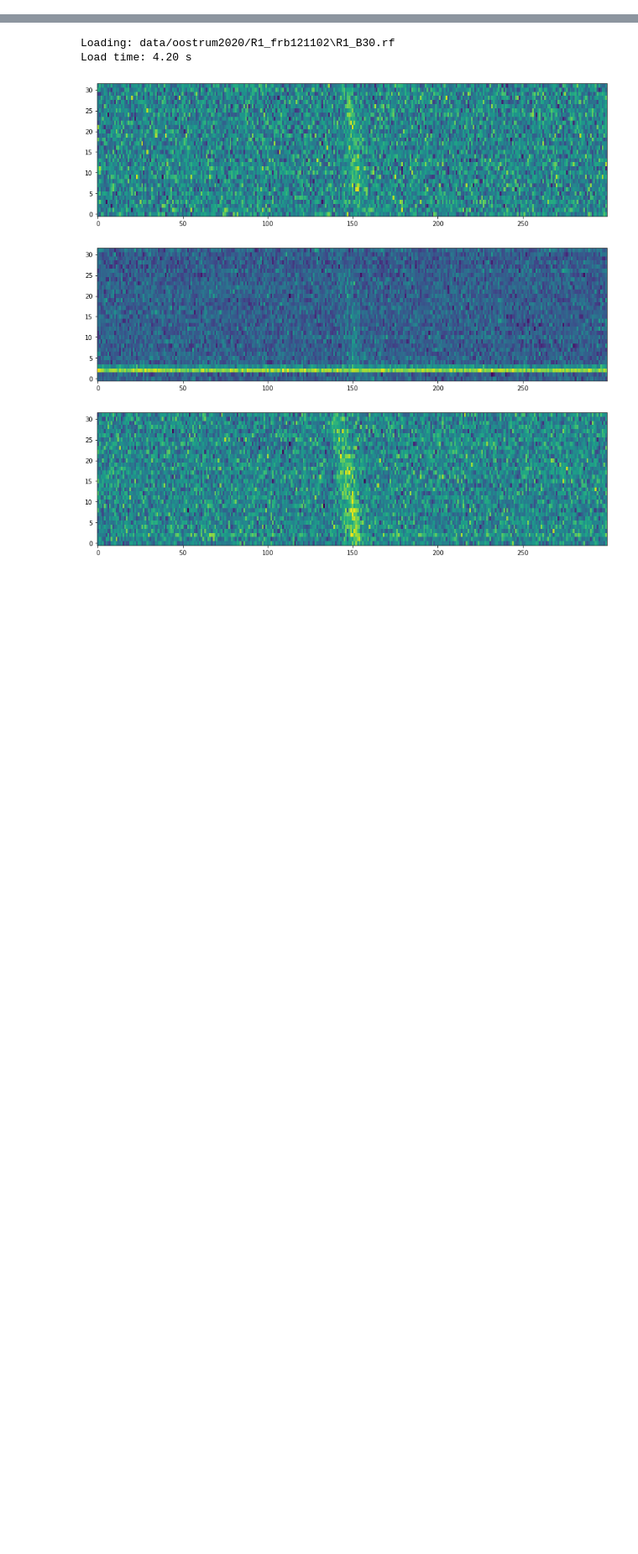
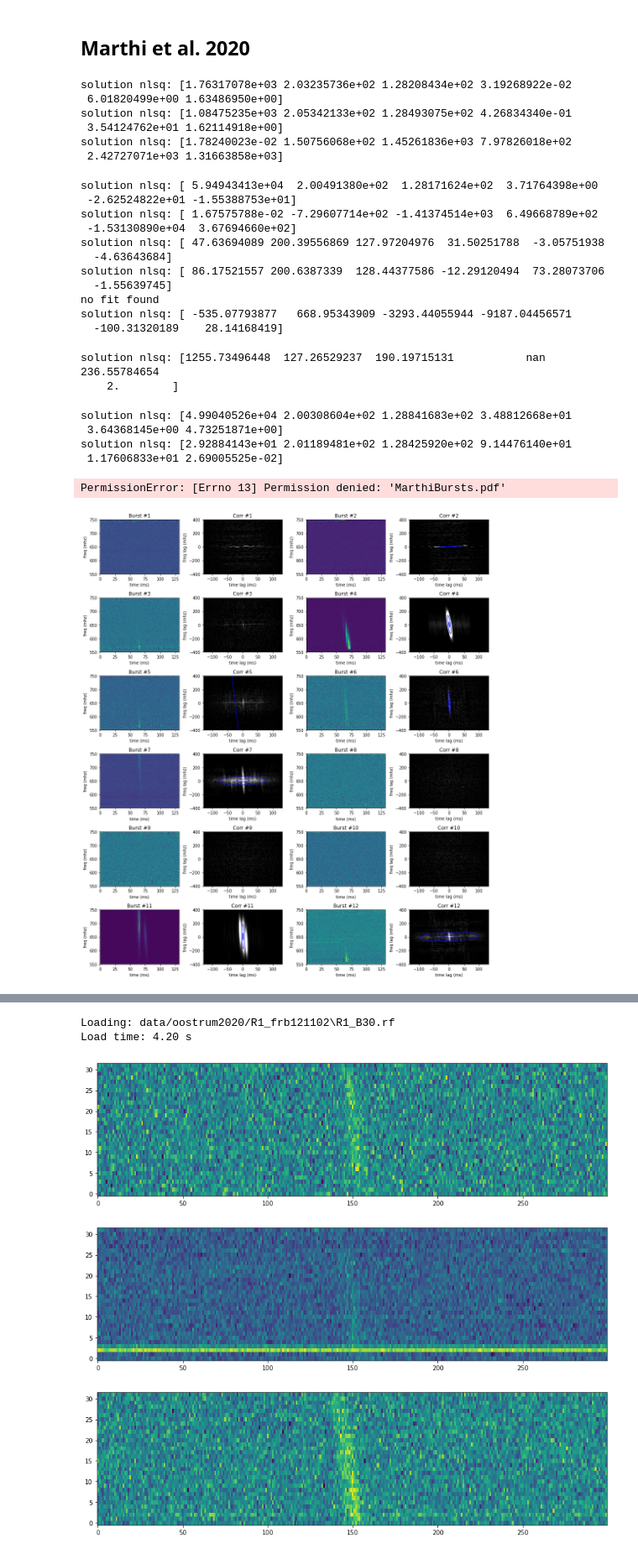
Before and after one commit to mef51/frbgui, a Jupyter notebook: ReadDataSanbox.ipynb, the cells around one changed output, grey strips where cells are left out. Shown at 84% size. Drawn from its saved outputs; the diff is of its cells as text; code cells hidden in the pictures; blank space fills up the shorter version.

Commit message:
wip gui, drift*.py libs. first stampcard of marthi bursts.

```diff
--- a/Untitled.ipynb
+++ b/ReadDataSanbox.ipynb
@@ -8,2 +11,77 @@ import repeaterfrbs
-# %%
-filename = 'data/oostrum2020/R1_frb121102/R1_B01.rf'
+# %% [markdown]
+## Marthi et al. 2020
+# %%
+DM = 348.82       # pc/cm3
+bwidth = 200   # mhz
+df = bwidth / 2048   # mhz
+dt = 327.68          # us
+dt = 0.32768          # ms
+lowest_freq = 550 # mhz
+
+plt.figure(figsize=(14,16))
+nrows, ncols = 6, 4
+ploti = itertools.count(start=1, step=1)
+burstnum = 1
+
+for filename in glob.glob('data/marthi2020/DDTC123_24Mar2020/*.npy'):
+    # print(f'loading {filename}')
+    wfall = np.transpose(np.load(filename))
+    wfall[:100] = 0
+    wfall[2036:] = 0
+
+    nfreq = 128
+    tfac = 2
+    wfall = driftrate.subsample(wfall, nfreq, wfall.shape[1]//tfac)
+    wfall = driftrate.subtractbg(wfall, tleft=0, tright=100)
+    ts = np.nanmean(wfall, axis=0)
+    pkidx = np.nanargmax(ts)
+
+    view = wfall[..., pkidx-100:pkidx+100]
+    corr = driftrate.autocorr2d(view)
+    drift, drift_error, popt, perr, theta, red_chisq, center_f, fitmap = driftrate.processBurst(view, bwidth/nfreq, dt*tfac, lowest_freq)
+    extents, corrextents = driftrate.getExtents(view, df=bwidth/nfreq, dt=dt*tfac, lowest_freq=lowest_freq)
+
+    plt.subplot(nrows, ncols, next(ploti))
+    plt.imshow(view, origin='lower', interpolation='none', aspect='auto', extent=extents)
+    plt.title(f'Burst #{burstnum}')
+    plt.xlabel('time (ms)'), plt.ylabel('freq (mhz)')
+
+    plt.subplot(nrows, ncols, next(ploti))
+    plt.imshow(corr, origin='lower', interpolation='none', aspect='auto', extent=corrextents, cmap='gray')
+    plt.clim(0, np.max(corr)/20)
+    plt.title(f'Corr #{burstnum}')
+    plt.xlabel('time lag (ms)'), plt.ylabel('freq lag (mhz)')
+    if popt[0] > 0:
+        plt.contour(fitmap, [popt[0]/4, popt[0]*0.9], colors='b', alpha=0.75, extent=corrextents, origin='lower')
+
+    burstnum += 1
+
+plt.tight_layout()
+plt.savefig('MarthiBursts.pdf')
+plt.show()
+# %% [output]
+solution nlsq: [1.76317078e+03 2.03235736e+02 1.28208434e+02 3.19268922e-02
+ 6.01820499e+00 1.63486950e+00]
+solution nlsq: [1.08475235e+03 2.05342133e+02 1.28493075e+02 4.26834340e-01
+ 3.54124762e+01 1.62114918e+00]
+solution nlsq: [1.78240023e-02 1.50756068e+02 1.45261836e+03 7.97826018e+02
+ 2.42727071e+03 1.31663858e+03]
+solution nlsq: [ 5.94943413e+04  2.00491380e+02  1.28171624e+02  3.71764398e+00
+ -2.62524822e+01 -1.55388753e+01]
+solution nlsq: [ 1.67575788e-02 -7.29607714e+02 -1.41374514e+03  6.49668789e+02
+ -1.53130890e+04  3.67694660e+02]
+solution nlsq: [ 47.63694089 200.39556869 127.97204976  31.50251788  -3.05751938
+  -4.63643684]
+solution nlsq: [ 86.17521557 200.6387339  128.44377586 -12.29120494  73.28073706
+  -1.55639745]
+no fit found
+solution nlsq: [ -535.07793877   668.95343909 -3293.44055944 -9187.04456571
+  -100.31320189    28.14168419]
+solution nlsq: [1255.73496448  127.26529237  190.19715131           nan  236.55784654
+    2.        ]
+solution nlsq: [4.99040526e+04 2.00308604e+02 1.28841683e+02 3.48812668e+01
+ 3.64368145e+00 4.73251871e+00]
+solution nlsq: [2.92884143e+01 2.01189481e+02 1.28425920e+02 9.14476140e+01
+ 1.17606833e+01 2.69005525e-02]
+PermissionError: [Errno 13] Permission denied: 'MarthiBursts.pdf'
+[figure, added]
```
Also changed, not shown: parts of 3 cells of this notebook, 11 other files.
